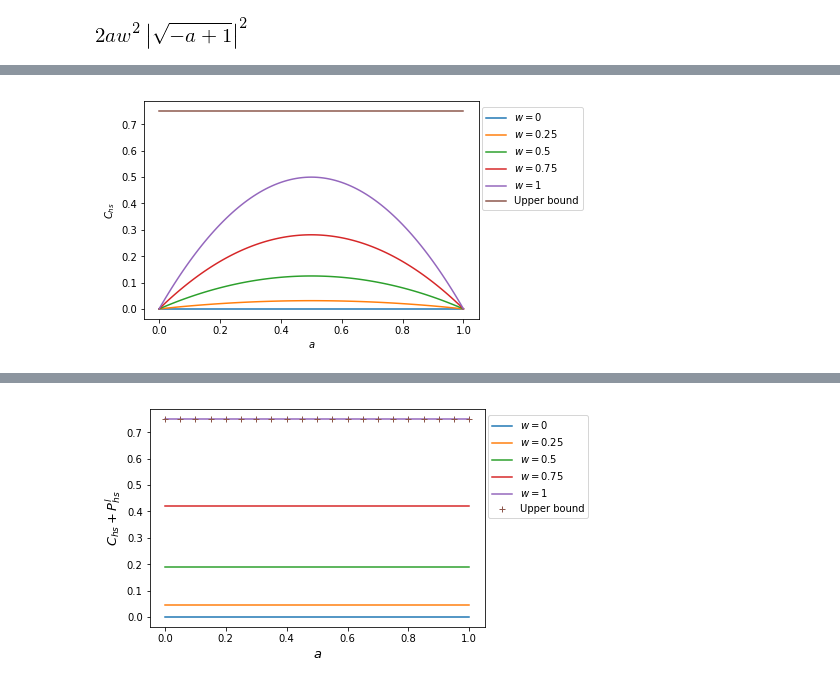
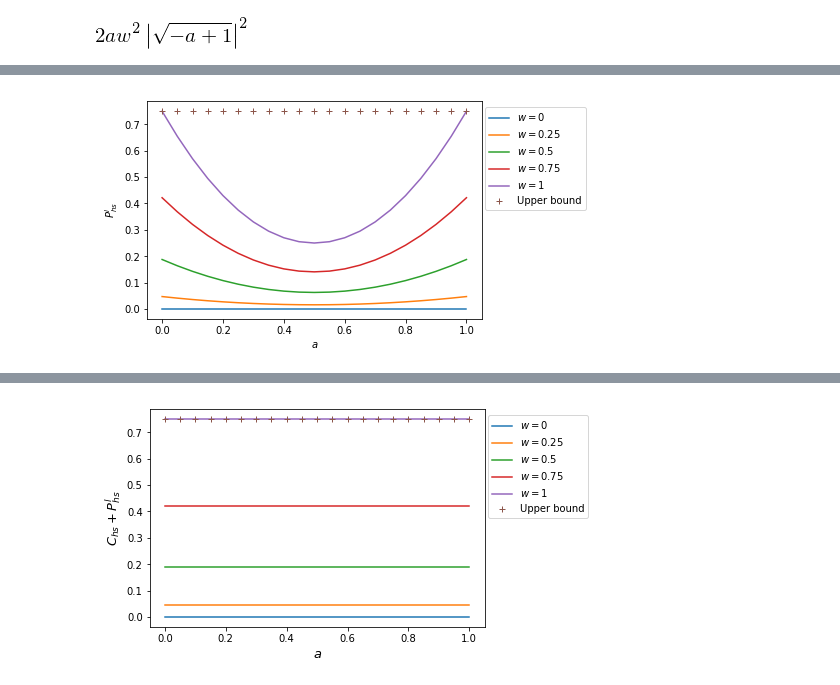
Before and after one commit to jonasmaziero/jupyterQ, a Jupyter notebook: coh_pop.ipynb, the cells around one changed output, grey strips where cells are left out. Drawn from its saved outputs; the diff is of its cells as text; code cells hidden in the pictures.

```diff
--- a/coh_pop.ipynb
+++ b/coh_pop.ipynb
@@ -31,5 +48,5 @@ Pl1_Waw = predict_l1(4,werner_a(w,a)); Pl1_Waw
 # %%
-a = np.arange(0,1.01,0.01); da = len(a); ub = np.zeros(da)
+a = np.arange(0,1.05,0.05); da = len(a); ub = np.zeros(da)
 pl1w0 = np.zeros(da); pl1w025 = np.zeros(da); pl1w05 = np.zeros(da); pl1w075 = np.zeros(da); pl1w1 = np.zeros(da)
 for j in range(0,da):
     w = 0; pl1w0[j] = predict_l1(4,werner_a(w,a[j]))
@@ -38,7 +55,8 @@ for j in range(0,da):
     w = 0.75; pl1w075[j] = predict_l1(4,werner_a(w,a[j]))
     w = 1; pl1w1[j] = predict_l1(4,werner_a(w,a[j]))
     ub[j] = 3
-plt.plot(a,pl1w0); plt.plot(a,pl1w025); plt.plot(a,pl1w05); plt.plot(a,pl1w075); plt.plot(a,pl1w1); plt.plot(a,ub)
+plt.plot(a,pl1w0); plt.plot(a,pl1w025); plt.plot(a,pl1w05); plt.plot(a,pl1w075); plt.plot(a,pl1w1)
+plt.plot(a,ub,'+')
 plt.xlabel(r'$a$'); plt.ylabel(r'$P_{l_{1}}$')
 plt.legend((r'$w=0$',r'$w=0.25$',r'$w=0.5$',r'$w=0.75$',r'$w=1$','Upper bound'),loc=(1.01,0.5))
 plt.show()
@@ -98,4 +84,18 @@ plt.show()
 # %%
-Chs_Waw=coh_hs(4,werner_a(w,a)); simplify(Chs_Waw)
+w, a = symbols('w a',real=True,positive=True); Chs_Waw=coh_hs(4,werner_a(w,a)); simplify(Chs_Waw)
 # %% [output]
 [figure]
+# %%
+a = np.arange(0,1.05,0.05); da = len(a); ub = np.zeros(da)
+cw0 = np.zeros(da); cw025 = np.zeros(da); cw05 = np.zeros(da); cw075 = np.zeros(da); cw1 = np.zeros(da)
+for j in range(0,da):
+    w = 0; cw0[j] = coh_hs(4,werner_a(w,a[j]))
+    w = 0.25; cw025[j] = coh_hs(4,werner_a(w,a[j]))
+    w = 0.5; cw05[j] = coh_hs(4,werner_a(w,a[j]))
+    w = 0.75; cw075[j] = coh_hs(4,werner_a(w,a[j]))
+    w = 1; cw1[j] = coh_hs(4,werner_a(w,a[j]))
+    ub[j] = (4-1)/4
+plt.plot(a,cw0); plt.plot(a,cw025); plt.plot(a,cw05); plt.plot(a,cw075); plt.plot(a,cw1); plt.plot(a,ub,'+')
+plt.xlabel(r'$a$'); plt.ylabel(r'$C_{hs}$')
+plt.legend((r'$w=0$',r'$w=0.25$',r'$w=0.5$',r'$w=0.75$',r'$w=1$','Upper bound'),loc=(1.01,0.5))
+plt.show()
@@ -102,3 +104,3 @@ Chs_Waw=coh_hs(4,werner_a(w,a)); simplify(Chs_Waw)
 # %%
-Phsl_Waw = predict_hs_l(4,werner_a(w,a)); Phsl_Waw
+w, a = symbols('w a',real=True,positive=True); Phsl_Waw = predict_hs_l(4,werner_a(w,a)); simplify(Phsl_Waw)
 # %% [output]
@@ -110,16 +108,16 @@ Phsvn_Waw = predict_hs_vn(4,werner_a(w,a)); Phsvn_Waw
 # %%
-a = np.arange(0,1.01,0.01); da = len(a); ub = np.zeros(da)
-cw0 = np.zeros(da); cw025 = np.zeros(da); cw05 = np.zeros(da); cw075 = np.zeros(da); cw1 = np.zeros(da)
+a = np.arange(0,1.05,0.05); da = len(a); ub = np.zeros(da)
+pw0 = np.zeros(da); pw025 = np.zeros(da); pw05 = np.zeros(da); pw075 = np.zeros(da); pw1 = np.zeros(da)
 for j in range(0,da):
-    w = 0; cw0[j] = coh_hs(4,werner_a(w,a[j]))
-    w = 0.25; cw025[j] = coh_hs(4,werner_a(w,a[j]))
-    w = 0.5; cw05[j] = coh_hs(4,werner_a(w,a[j]))
-    w = 0.75; cw075[j] = coh_hs(4,werner_a(w,a[j]))
-    w = 1; cw1[j] = coh_hs(4,werner_a(w,a[j]))
+    w = 0; pw0[j] = predict_hs_l(4,werner_a(w,a[j]))
+    w = 0.25; pw025[j] = predict_hs_l(4,werner_a(w,a[j]))
+    w = 0.5; pw05[j] = predict_hs_l(4,werner_a(w,a[j]))
+    w = 0.75; pw075[j] = predict_hs_l(4,werner_a(w,a[j]))
+    w = 1; pw1[j] = predict_hs_l(4,werner_a(w,a[j]))
     ub[j] = (4-1)/4
-plt.plot(a,cw0); plt.plot(a,cw025); plt.plot(a,cw05); plt.plot(a,cw075); plt.plot(a,cw1); plt.plot(a,ub)
-plt.xlabel(r'$a$'); plt.ylabel(r'$C_{hs}$')
+plt.plot(a,pw0); plt.plot(a,pw025); plt.plot(a,pw05); plt.plot(a,pw075); plt.plot(a,pw1); plt.plot(a,ub,'+')
+plt.xlabel(r'$a$'); plt.ylabel(r'$P_{hs}^{l}$')
 plt.legend((r'$w=0$',r'$w=0.25$',r'$w=0.5$',r'$w=0.75$',r'$w=1$','Upper bound'),loc=(1.01,0.5))
 plt.show()
 # %% [output]
-[figure, old version]
+[figure, new version]
```
Also changed, not shown: parts of 22 cells of this notebook, 3 other files.
